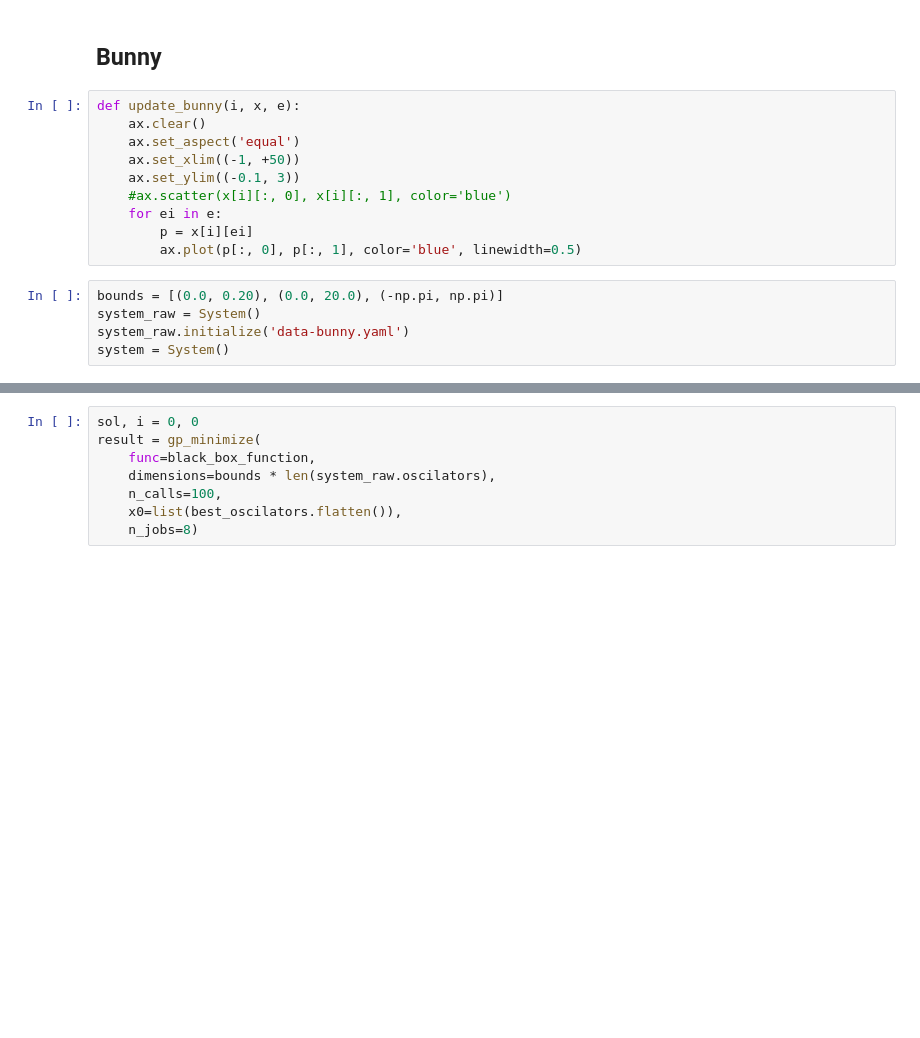
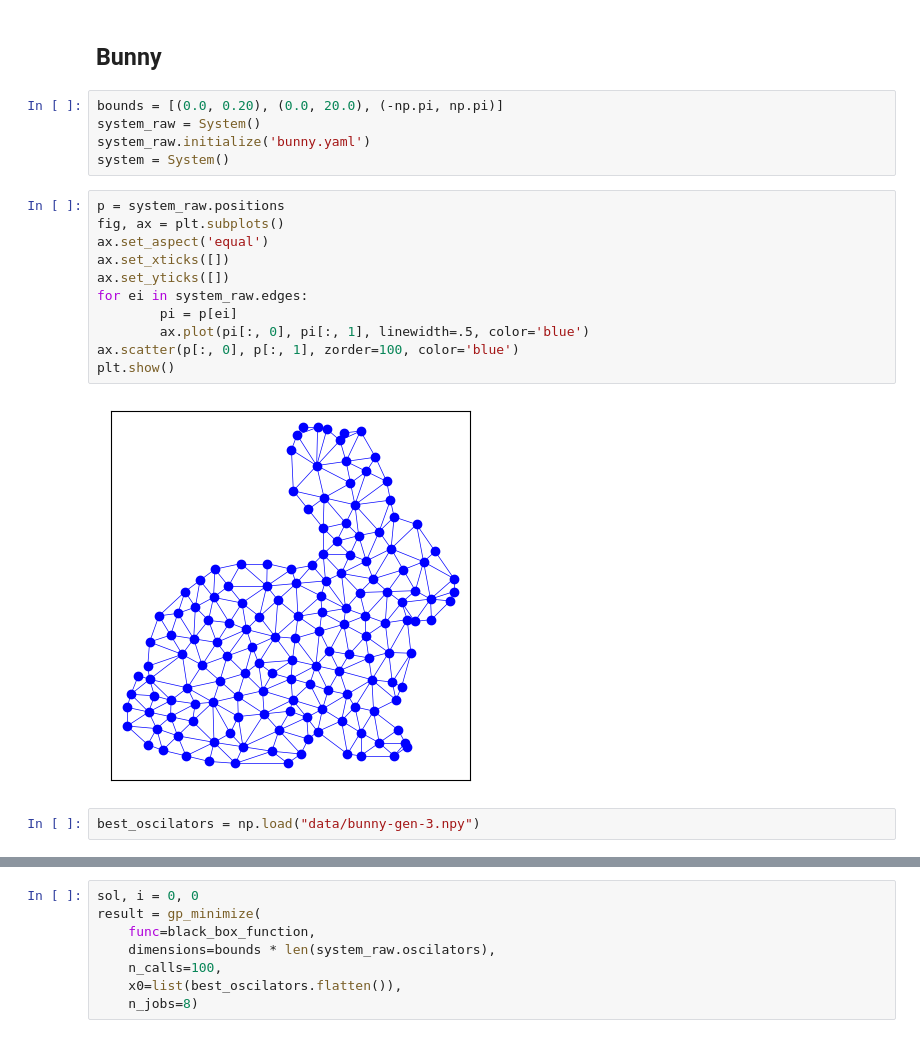
Before and after one commit to andywiecko/animatpylab, a Jupyter notebook: animats.ipynb, the cells around one changed output, grey strips where cells are left out. Saved outputs shown, nothing was run; the diff lists cells and outputs as text; blank space fills up the shorter version.

```diff
--- a/animats.ipynb
+++ b/animats.ipynb
@@ -402,21 +412,26 @@ plt.close()
 ![box-gen-3](img/box-gen-3.gif)
 # %% [markdown]
 ## Bunny
-# %%
-def update_bunny(i, x, e):
-    ax.clear()
-    ax.set_aspect('equal')
-    ax.set_xlim((-1, +50))
-    ax.set_ylim((-0.1, 3))
-    #ax.scatter(x[i][:, 0], x[i][:, 1], color='blue')
-    for ei in e:
-        p = x[i][ei]
-        ax.plot(p[:, 0], p[:, 1], color='blue', linewidth=0.5)
 # %%
 bounds = [(0.0, 0.20), (0.0, 20.0), (-np.pi, np.pi)]
 system_raw = System()
-system_raw.initialize('data-bunny.yaml')
+system_raw.initialize('bunny.yaml')
 system = System()
+# %%
+p = system_raw.positions
+fig, ax = plt.subplots()
+ax.set_aspect('equal')
+ax.set_xticks([])
+ax.set_yticks([])
+for ei in system_raw.edges:
+        pi = p[ei]
+        ax.plot(pi[:, 0], pi[:, 1], linewidth=.5, color='blue')
+ax.scatter(p[:, 0], p[:, 1], zorder=100, color='blue')
+plt.show()
+# %% [output]
+[figure, added]
+# %%
+best_oscilators = np.load("data/bunny-gen-3.npy")
 # %%
 np.random.seed(42)
 
```
Also changed, not shown: parts of 30 cells of this notebook.
